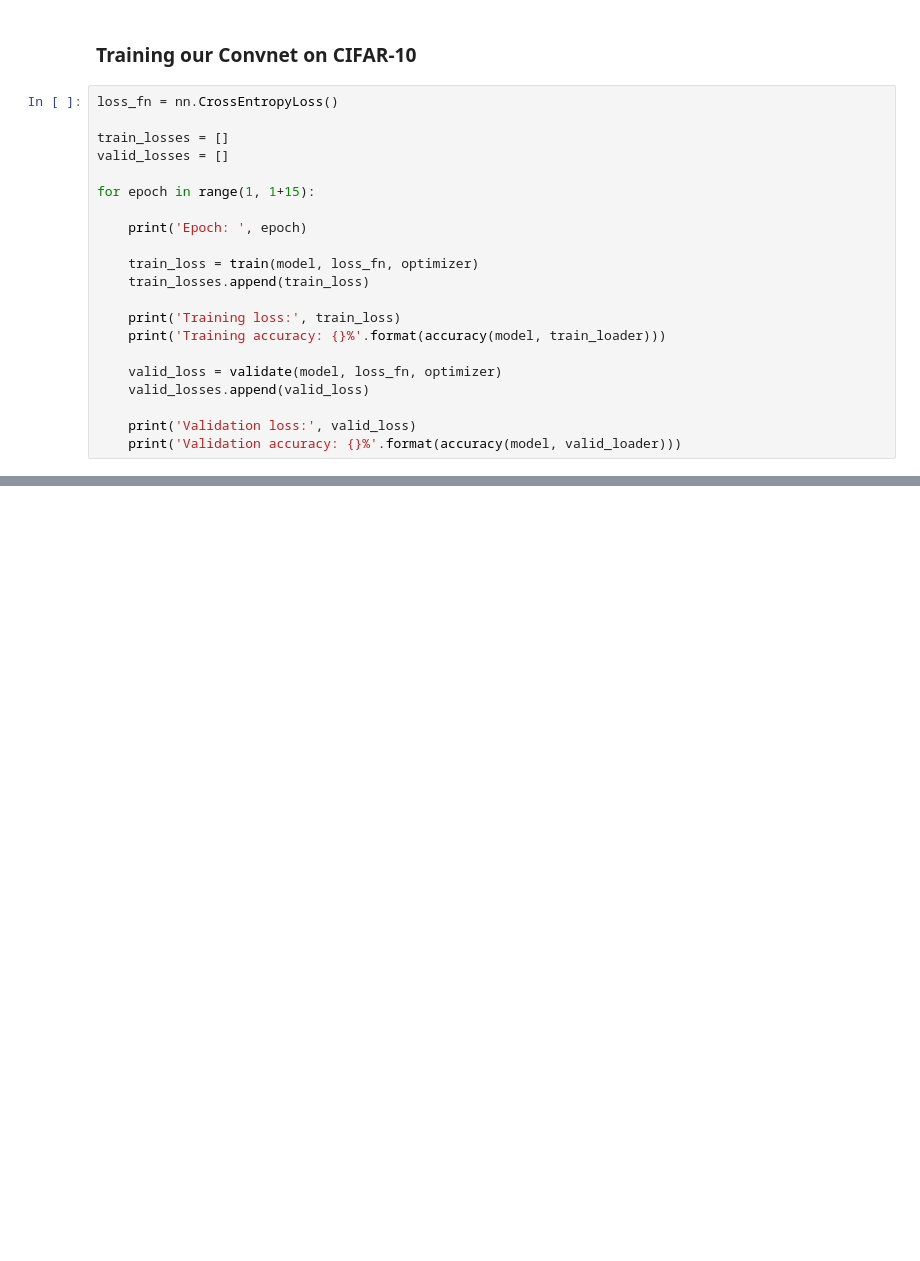
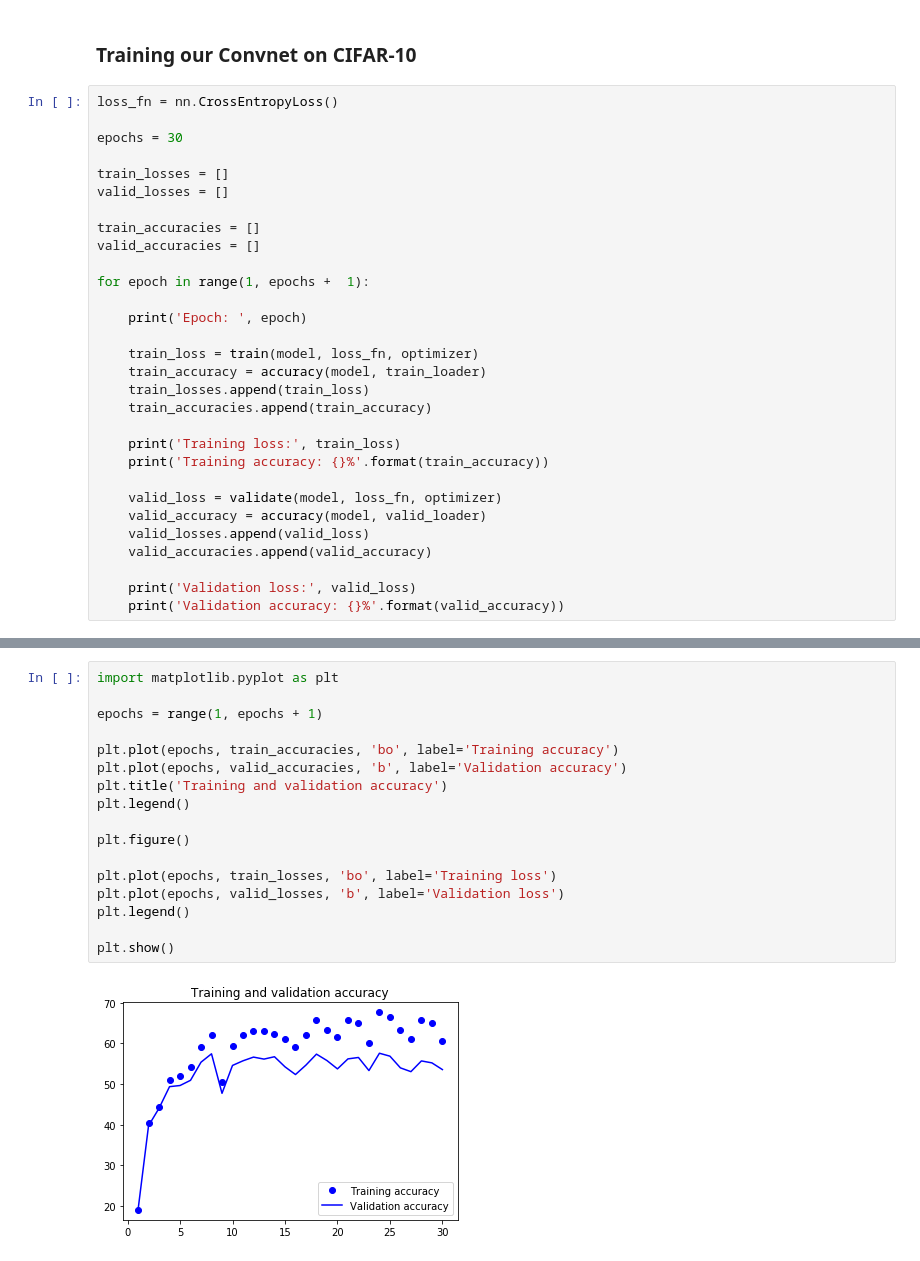
Before and after one commit to ccarpenterg/LearningPyTorch1.x, a Jupyter notebook: 04_cifar_10_challenging_convnets.ipynb, the cells around one changed output, grey strips where cells are left out. Saved outputs shown, nothing was run; the diff lists cells and outputs as text; blank space fills up the shorter version.

Commit message:
added training/validation loss and accuracy

```diff
--- a/04_cifar_10_challenging_convnets.ipynb
+++ b/04_cifar_10_challenging_convnets.ipynb
@@ -161,24 +166,33 @@ def accuracy(model, loader):
 ### Training our Convnet on CIFAR-10
 # %%
 loss_fn = nn.CrossEntropyLoss()
+
+epochs = 30
 
 train_losses = []
 valid_losses = []
 
-for epoch in range(1, 1+15):
+train_accuracies = []
+valid_accuracies = []
+
+for epoch in range(1, epochs +  1):
 
     print('Epoch: ', epoch)
 
     train_loss = train(model, loss_fn, optimizer)
+    train_accuracy = accuracy(model, train_loader)
     train_losses.append(train_loss)
+    train_accuracies.append(train_accuracy)
 
     print('Training loss:', train_loss)
-    print('Training accuracy: {}%'.format(accuracy(model, train_loader)))
+    print('Training accuracy: {}%'.format(train_accuracy))
 
     valid_loss = validate(model, loss_fn, optimizer)
+    valid_accuracy = accuracy(model, valid_loader)
     valid_losses.append(valid_loss)
+    valid_accuracies.append(valid_accuracy)
 
     print('Validation loss:', valid_loss)
-    print('Validation accuracy: {}%'.format(accuracy(model, valid_loader)))
+    print('Validation accuracy: {}%'.format(valid_accuracy))
 # %% [output]
 Epoch:  1
@@ -200,0 +215,19 @@ Validation accuracy: 51.74%
+# %%
+import matplotlib.pyplot as plt
+
+epochs = range(1, epochs + 1)
+
+plt.plot(epochs, train_accuracies, 'bo', label='Training accuracy')
+plt.plot(epochs, valid_accuracies, 'b', label='Validation accuracy')
+plt.title('Training and validation accuracy')
+plt.legend()
+
+plt.figure()
+
+plt.plot(epochs, train_losses, 'bo', label='Training loss')
+plt.plot(epochs, valid_losses, 'b', label='Validation loss')
+plt.legend()
+
+plt.show()
+# %% [output]
+[figure, added]
```
Also changed, not shown: parts of 3 cells of this notebook.
